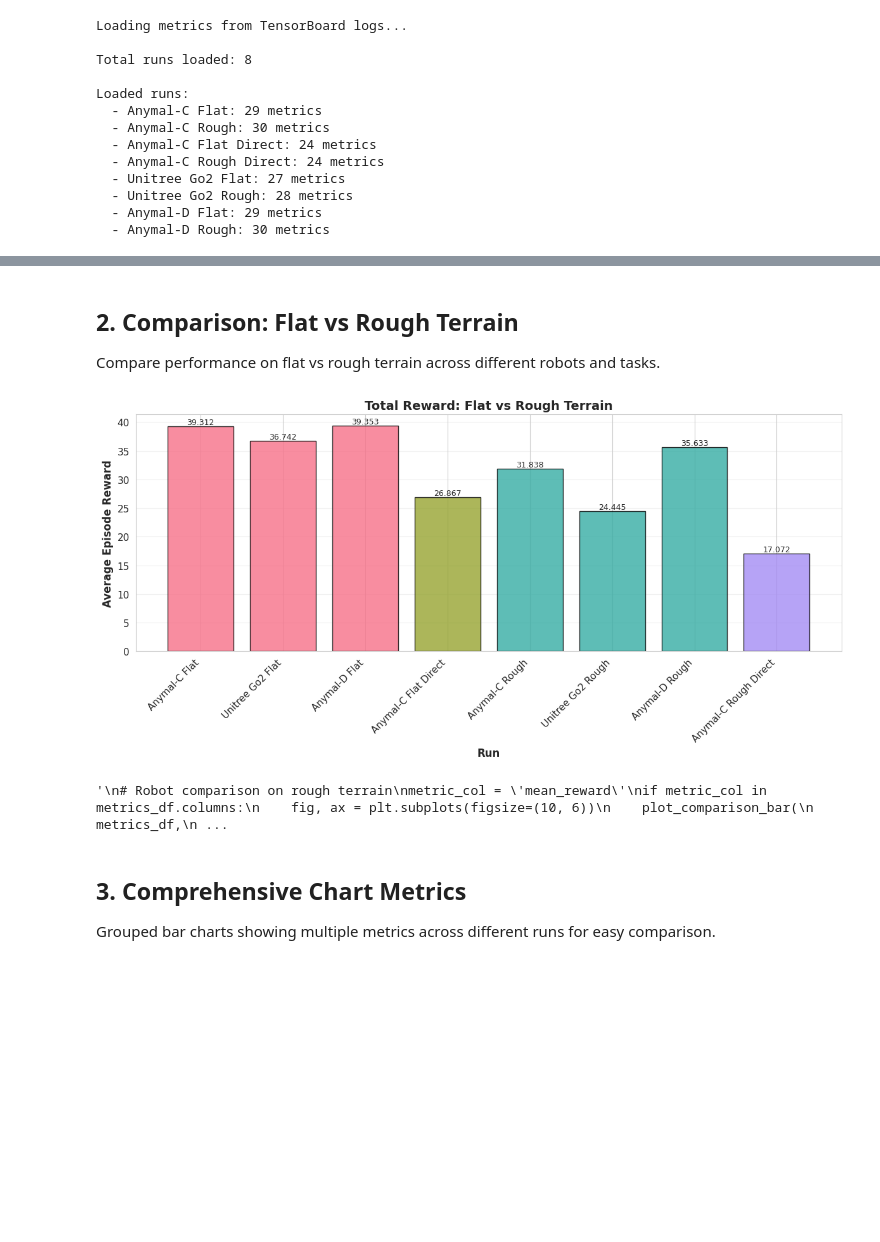
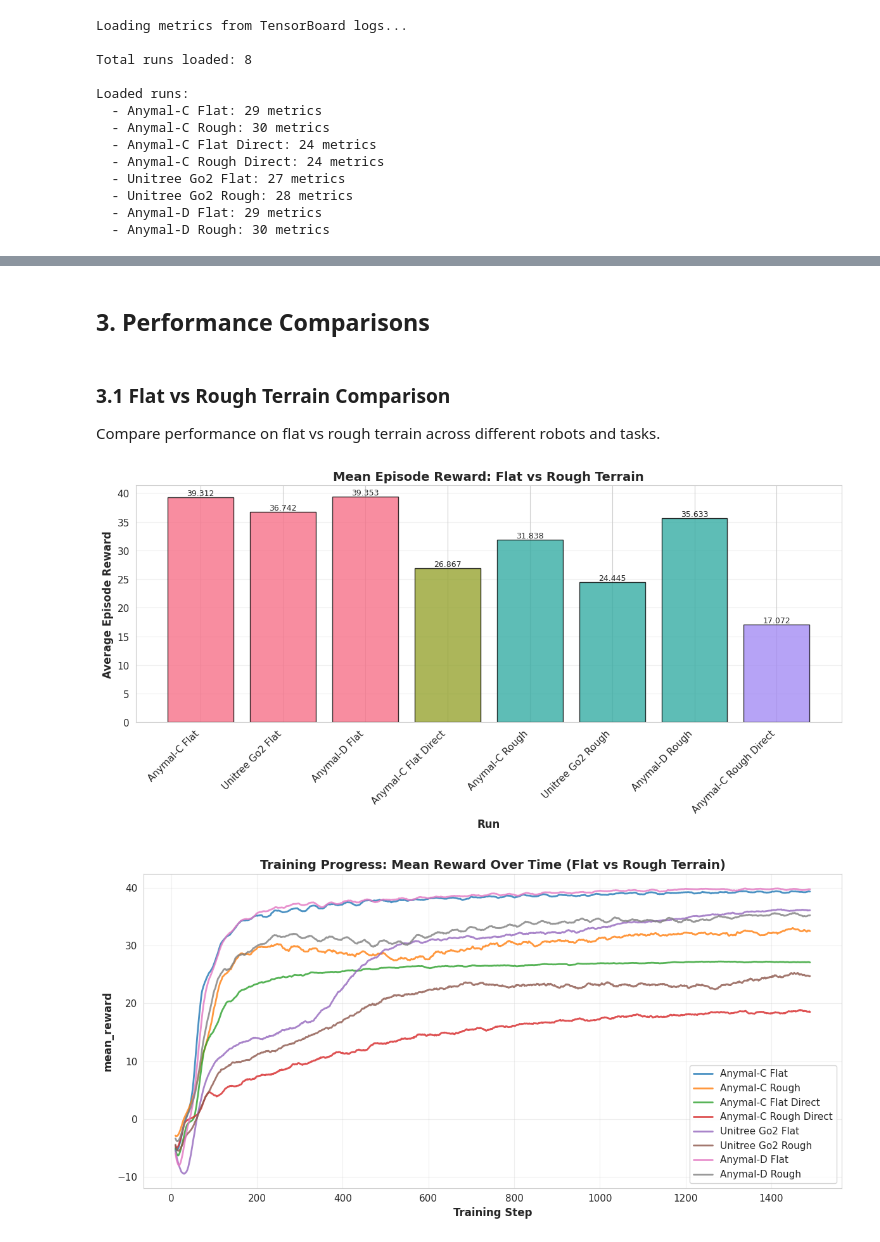
Before and after one commit to lbnmahs/quadrrl, a Jupyter notebook: notebooks/rsl_rl_performance.ipynb, the cells around one changed output, grey strips where cells are left out. Saved outputs shown, nothing was run; the diff lists cells and outputs as text; code cells hidden in the pictures; blank space fills up the shorter version.

Commit message:
update: improved comparison structure

```diff
--- a/notebooks/rsl_rl_performance.ipynb
+++ b/notebooks/rsl_rl_performance.ipynb
@@ -121,49 +120,40 @@ Metrics with available data:
 | 2 | Anymal-C Flat Direct | anymal_c_flat_direct | flat_direct | 26.867199 | 989.429993 | -0.001066 | 0.000143 | -15.480373 |
 | 3 | Anymal-C Rough Direct | anymal_c_rough_direct | rough_direct | 17.071791 | 925.080017 | -0.009624 | 0.006565 | 2.296700 |
 | 4 | Unitree Go2 Flat | unitree_go2_flat | flat | 36.741768 | 996.169983 | -0.003921 | 0.005639 | 2.606885 |
+# %% [markdown]
+## 3. Performance Comparisons
 # %% [markdown]
-## 2. Comparison: Flat vs Rough Terrain
+### 3.1 Flat vs Rough Terrain Comparison
 
 Compare performance on flat vs rough terrain across different robots and tasks.
 # %%
-# Total reward comparison
+# Total reward comparison: Bar chart
 metric_col = 'mean_reward'
 if metric_col in metrics_df.columns:
     fig, ax = plt.subplots(figsize=(12, 6))
     plot_comparison_bar(
         metrics_df,
         'flat_vs_rough',
         metric_col,
-        title='Total Reward: Flat vs Rough Terrain',
+        title='Mean Episode Reward: Flat vs Rough Terrain',
         ylabel='Average Episode Reward',
         ax=ax
     )
-    # plt.savefig(OUTPUT_DIR / "flat_vs_rough_reward.png", dpi=150, bbox_inches='tight')
     plt.show()
 else:
     print(f"Metric {metric_col} not available")
 
-
-"""
-# Robot comparison on rough terrain
-metric_col = 'mean_reward'
-if metric_col in metrics_df.columns:
-    fig, ax = plt.subplots(figsize=(10, 6))
-    plot_comparison_bar(
-        metrics_df,
-        'robot_comparison_flat',
-        metric_col,
-        title='Total Reward: Robot Platform Comparison (Flat Terrain)',
-        ylabel='Average Episode Reward',
-        ax=ax
-    )
-    # plt.savefig(OUTPUT_DIR / "robot_comparison_rough_reward.png", dpi=150, bbox_inches='tight')
-    plt.show()
-"""
+# Training curves: Mean reward over time
+fig, ax = plt.subplots(figsize=(12, 6))
+plot_training_curves(
+    all_metrics,
+    comparison_group='flat_vs_rough',
+    metric_name='mean_reward',
+    title='Training Progress: Mean Reward Over Time (Flat vs Rough Terrain)',
+    smoothing=20,
+    ax=ax,
+)
+plt.show()
 # %% [output]
-[figure, old version]
+[figure, new version]
-'\n# Robot comparison on rough terrain\nmetric_col = \'mean_reward\'\nif metric_col in metrics_df.columns:\n    fig, ax = plt.subplots(figsize=(10, 6))\n    plot_comparison_bar(\n        metrics_df,\n ...
+[figure, added]
-# %% [markdown]
-## 3. Comprehensive Chart Metrics
-
-Grouped bar charts showing multiple metrics across different runs for easy comparison.
```
Also changed, not shown: parts of 27 cells of this notebook, 5 other files.
